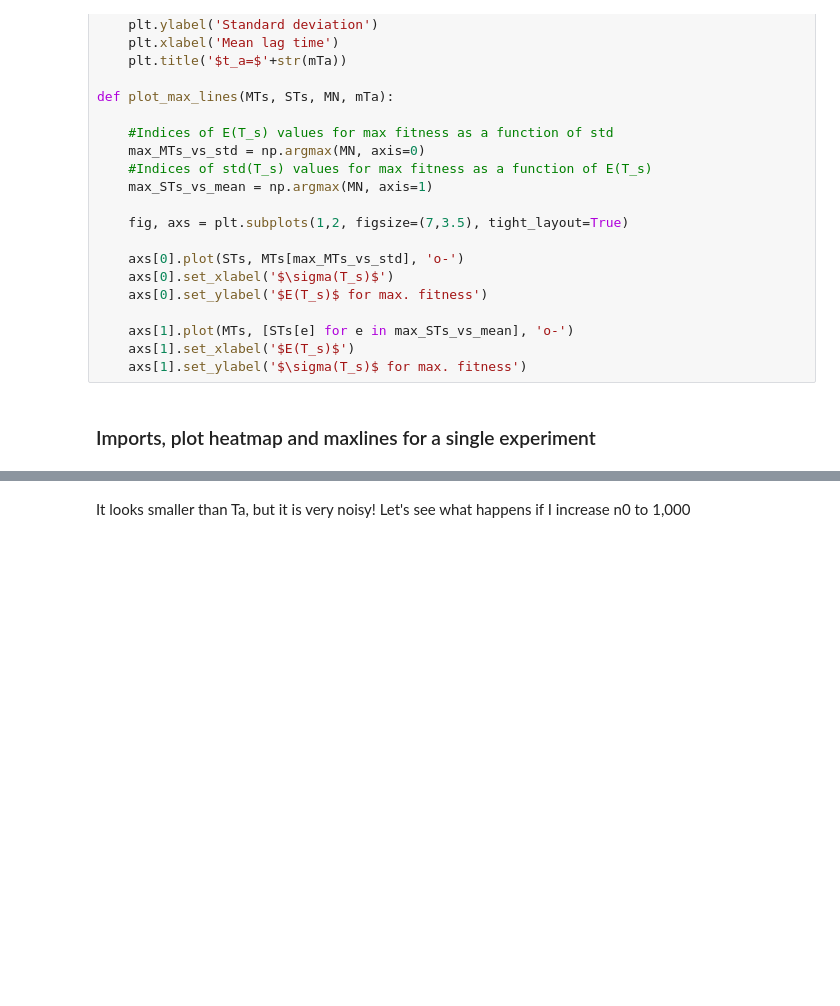
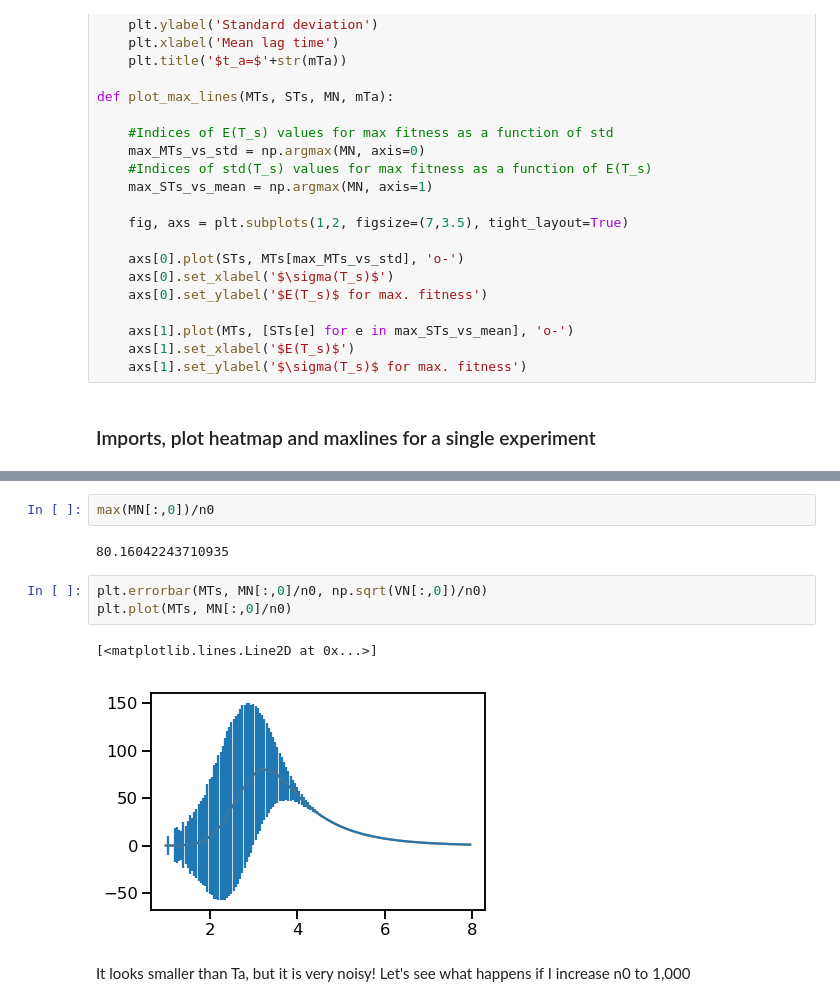
Before and after one commit to gutiloluis/pqe1, a Jupyter notebook: 190402_LoadData.ipynb, the cells around one changed output, grey strips where cells are left out. Cells and saved outputs as stored; diff of their text form; blank space fills up the shorter version.

```diff
--- a/190402_LoadData.ipynb
+++ b/190402_LoadData.ipynb
@@ -97,3 +134,13 @@ plot_max_lines(MTs, STs, MN, mTa)
+# %%
+max(MN[:,0])/n0
+# %% [output]
+80.16042243710935
+# %%
+plt.errorbar(MTs, MN[:,0]/n0, np.sqrt(VN[:,0])/n0)
+plt.plot(MTs, MN[:,0]/n0)
+# %% [output]
+[<matplotlib.lines.Line2D at 0x...>]
+[figure, added]
 # %% [markdown]
 It looks smaller than Ta, but it is very noisy! Let's see what happens if I increase n0 to 1,000
 # %% [markdown]
```
Also changed, not shown: parts of 4 cells of this notebook, 1 other file.
